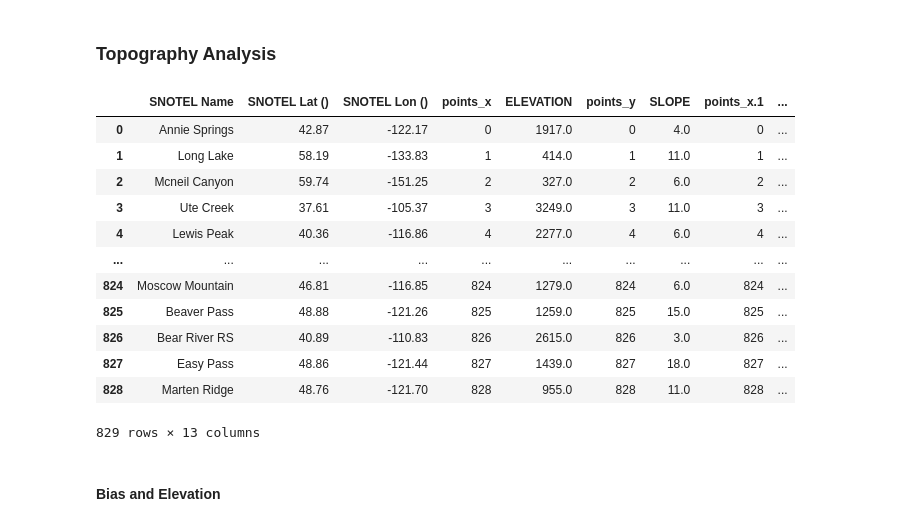
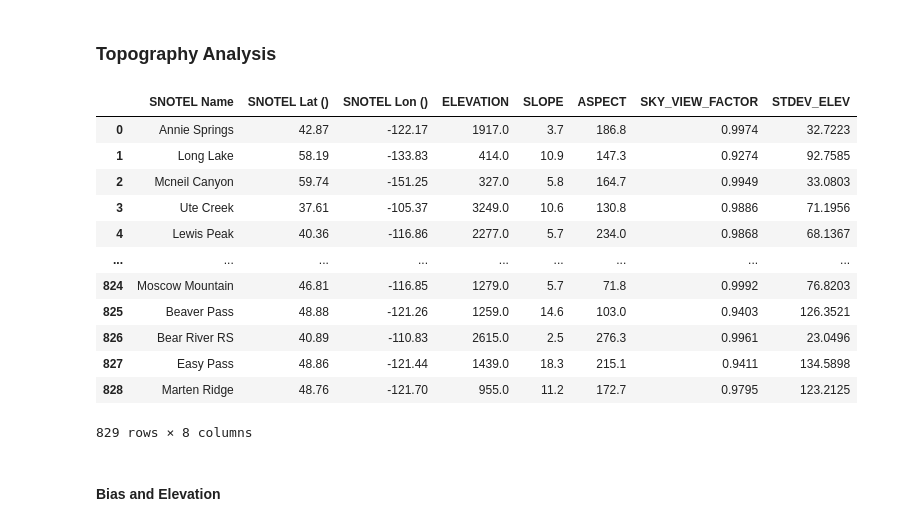
Before and after one commit to chrisrycx/lm4px_data_analysis, a Jupyter notebook: output_analysis/interactive/ErrorAnalysis.ipynb, the cells around one changed output. Cells and saved outputs as stored; diff of their text form; code cells hidden in the pictures.

```diff
--- a/output_analysis/interactive/ErrorAnalysis.ipynb
+++ b/output_analysis/interactive/ErrorAnalysis.ipynb
@@ -34,24 +34,24 @@ bias_df['nbias_s01011010_gbc'] = bias_df['bias_s01011010_gbc'] / bias_df['mean_s
 ### Topography Analysis
 # %%
 # Load topography data
-# SNOTEL_PATH = '/home/chriscox/Data/snotel/'
-SNOTEL_PATH = 'C:/Users/clmbn/NMT_PhD/data/snotel/'
+SNOTEL_PATH = '/home/chriscox/Data/snotel/'
+#SNOTEL_PATH = 'C:/Users/clmbn/NMT_PhD/data/snotel/'
 snotel_topo = pd.read_csv(SNOTEL_PATH + 'snotel_land_data.csv')
 snotel_topo
 # %% [output]
-|  | SNOTEL Name | SNOTEL Lat () | SNOTEL Lon () | points_x | ELEVATION | points_y | SLOPE | points_x.1 | ... |
-| 0 | Annie Springs | 42.87 | -122.17 | 0 | 1917.0 | 0 | 4.0 | 0 | ... |
-| 1 | Long Lake | 58.19 | -133.83 | 1 | 414.0 | 1 | 11.0 | 1 | ... |
-| 2 | Mcneil Canyon | 59.74 | -151.25 | 2 | 327.0 | 2 | 6.0 | 2 | ... |
-| 3 | Ute Creek | 37.61 | -105.37 | 3 | 3249.0 | 3 | 11.0 | 3 | ... |
-| 4 | Lewis Peak | 40.36 | -116.86 | 4 | 2277.0 | 4 | 6.0 | 4 | ... |
-| ... | ... | ... | ... | ... | ... | ... | ... | ... | ... |
-| 824 | Moscow Mountain | 46.81 | -116.85 | 824 | 1279.0 | 824 | 6.0 | 824 | ... |
-| 825 | Beaver Pass | 48.88 | -121.26 | 825 | 1259.0 | 825 | 15.0 | 825 | ... |
-| 826 | Bear River RS | 40.89 | -110.83 | 826 | 2615.0 | 826 | 3.0 | 826 | ... |
-| 827 | Easy Pass | 48.86 | -121.44 | 827 | 1439.0 | 827 | 18.0 | 827 | ... |
-| 828 | Marten Ridge | 48.76 | -121.70 | 828 | 955.0 | 828 | 11.0 | 828 | ... |
+|  | SNOTEL Name | SNOTEL Lat () | SNOTEL Lon () | ELEVATION | SLOPE | ASPECT | SKY_VIEW_FACTOR | STDEV_ELEV |
+| 0 | Annie Springs | 42.87 | -122.17 | 1917.0 | 3.7 | 186.8 | 0.9974 | 32.7223 |
+| 1 | Long Lake | 58.19 | -133.83 | 414.0 | 10.9 | 147.3 | 0.9274 | 92.7585 |
+| 2 | Mcneil Canyon | 59.74 | -151.25 | 327.0 | 5.8 | 164.7 | 0.9949 | 33.0803 |
+| 3 | Ute Creek | 37.61 | -105.37 | 3249.0 | 10.6 | 130.8 | 0.9886 | 71.1956 |
+| 4 | Lewis Peak | 40.36 | -116.86 | 2277.0 | 5.7 | 234.0 | 0.9868 | 68.1367 |
+| ... | ... | ... | ... | ... | ... | ... | ... | ... |
+| 824 | Moscow Mountain | 46.81 | -116.85 | 1279.0 | 5.7 | 71.8 | 0.9992 | 76.8203 |
+| 825 | Beaver Pass | 48.88 | -121.26 | 1259.0 | 14.6 | 103.0 | 0.9403 | 126.3521 |
+| 826 | Bear River RS | 40.89 | -110.83 | 2615.0 | 2.5 | 276.3 | 0.9961 | 23.0496 |
+| 827 | Easy Pass | 48.86 | -121.44 | 1439.0 | 18.3 | 215.1 | 0.9411 | 134.5898 |
+| 828 | Marten Ridge | 48.76 | -121.70 | 955.0 | 11.2 | 172.7 | 0.9795 | 123.2125 |
-829 rows × 13 columns
+829 rows × 8 columns
 # %%
 # Merge bias_df with snotel_topo on site name
 # Need to match 'site' in bias_df with 'SNOTEL Name' in snotel_topo
```
Also changed, not shown: parts of 13 cells of this notebook, 1 other file.
